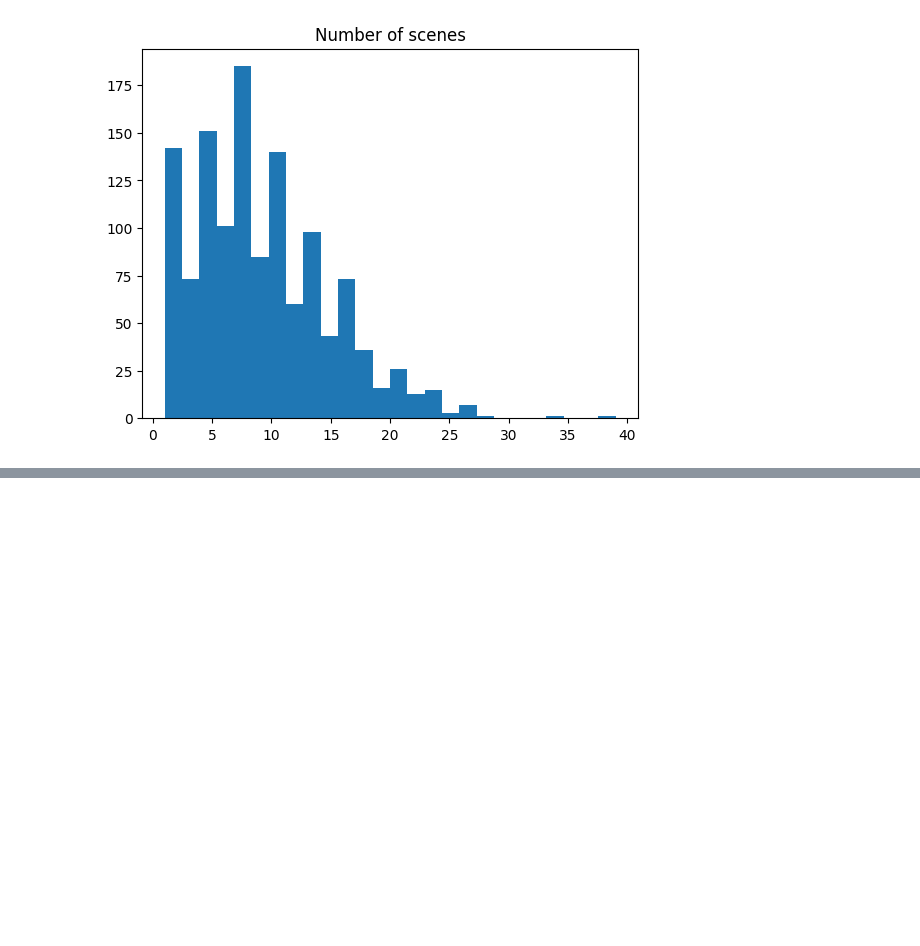
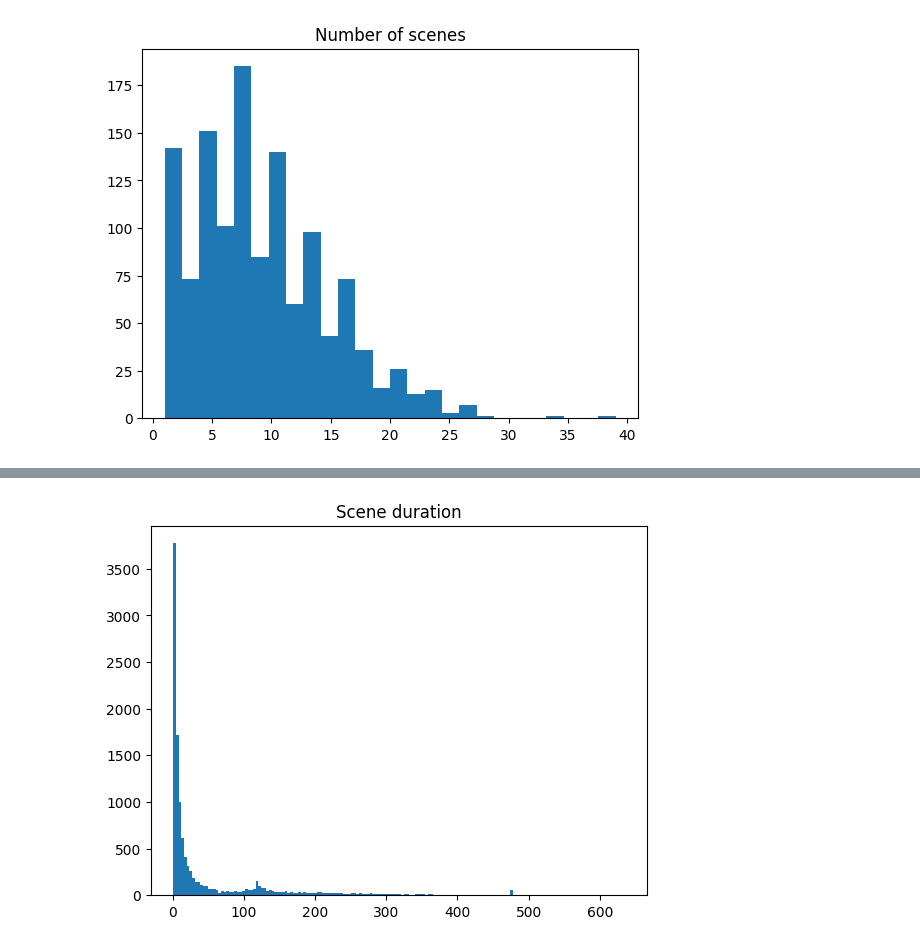
Before and after one commit to soyeonhong/nlq_lightning, a Jupyter notebook: notebooks/scene_stats.ipynb, the cells around one changed output, grey strips where cells are left out. Drawn from its saved outputs; the diff is of its cells as text; code cells hidden in the pictures; blank space fills up the shorter version.

```diff
--- a/notebooks/scene_stats.ipynb
+++ b/notebooks/scene_stats.ipynb
@@ -9,8 +11,13 @@ clip_list = [ann['video_id'] for ann in annotations]
 clip_list = list(set(clip_list))
 # %%
 num_scenes = []
+scene_duration = []
 for clip in clip_list:
     scene_data = torch.load(p_scene / f'{clip}.pt')
+    for scene in scene_data:
+        start, end = scene[0], scene[1]
+        duration = (end - start) * 0.53
+        scene_duration.append(duration)
     num_scenes.append(scene_data.shape[0])
 # %%
 # plot num scenes
@@ -42,3 +46,10 @@ median: 8.0
 bincount: [  0  75  67  73  80  71 101  93  92  85  75  65  60  43  55  43  41  32
   36  16  17   9  13  10   5   3   6   1   1   0   0   0   0   0   1   0
    0   0   0   1]
+# %%
+# plot scene duration
+plt.hist(scene_duration, bins='auto')
+plt.title('Scene duration')
+plt.show()
+# %% [output]
+[figure, added]
```
Also changed, not shown: parts of 4 cells of this notebook, 2 other files.
